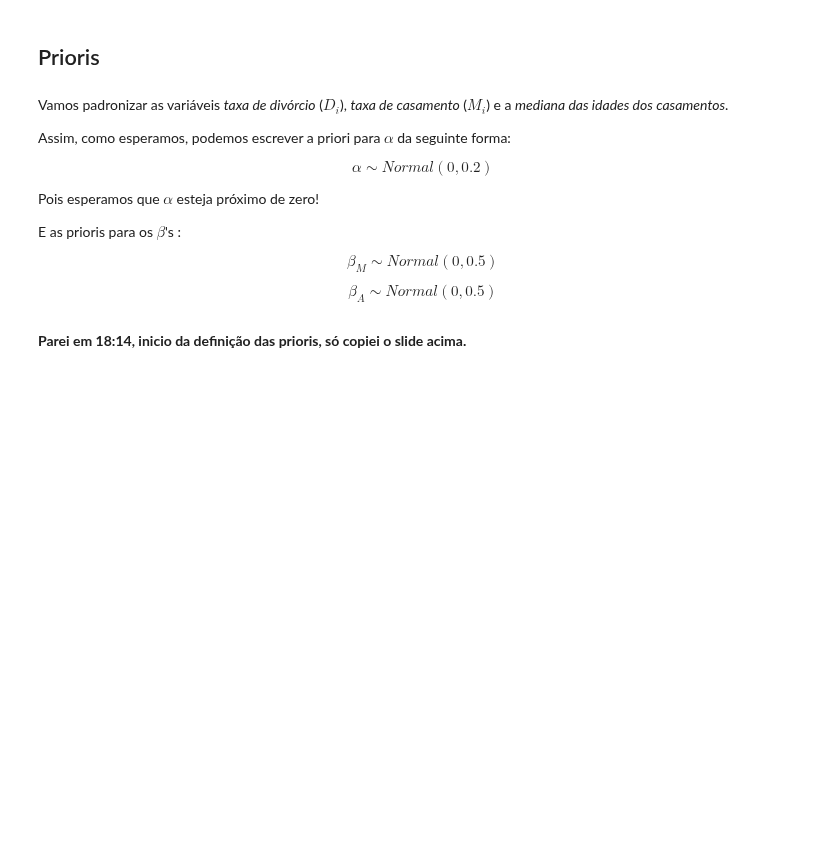
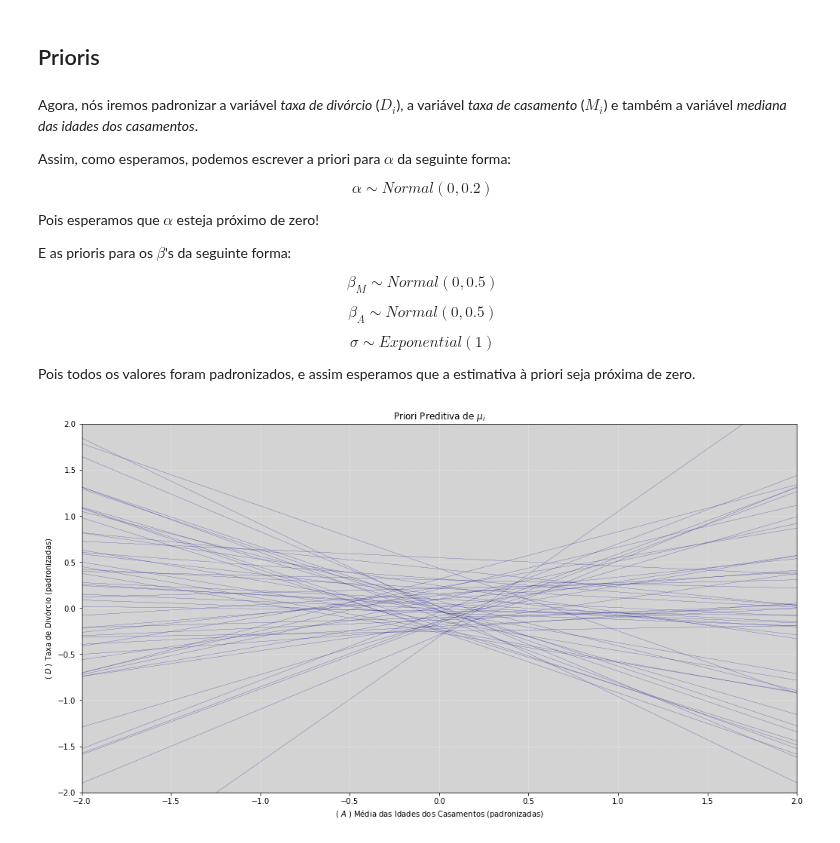
Before and after one commit to rodolphomacedo/statistical_rethinking_pt_BR, a Jupyter notebook: parte_5.ipynb, the cells around one changed output. Drawn from its saved outputs; the diff is of its cells as text; code cells hidden in the pictures; blank space fills up the shorter version.

```diff
--- a/parte_5.ipynb
+++ b/parte_5.ipynb
@@ -679,7 +682,7 @@ Então, nossa média será descrita como $\mu_i$, onde $i$, significa que condic
 # %% [markdown]
 ## Prioris
 # %% [markdown]
-Vamos padronizar as variáveis *taxa de divórcio* ($D_i$), *taxa de casamento* ($M_i$) e a *mediana das idades dos casamentos*.
+Agora, nós iremos padronizar a variável *taxa de divórcio* ($D_i$), a variável *taxa de casamento* ($M_i$) e também a variável *mediana das idades dos casamentos*.
 
 Assim, como esperamos, podemos escrever a priori para $\alpha$ da seguinte forma:
 
@@ -687,10 +690,59 @@ $$\alpha \sim Normal(0, 0.2)$$
 
 Pois esperamos que $\alpha$ esteja próximo de zero!
 
-E as prioris para os $\beta$'s :
+E as prioris para os $\beta$'s da seguinte forma:
 
 $$ \beta_M \sim Normal(0, 0.5)$$
 
 $$ \beta_A \sim Normal(0, 0.5)$$
+
+$$ \sigma \sim Exponential(1) $$
+
+Pois todos os valores foram padronizados, e assim esperamos que a estimativa à priori seja próxima de zero.
-# %% [markdown]
-**Parei em 18:14, inicio da definição das prioris, só copiei o slide acima.**
+# %%
+# =============================
+#   Padronizando as variáveis
+# =============================
+M_stdr = (df.Marriage - df.Marriage.mean())/df.Marriage.std()
+D_stdr = (df.Divorce - df.Divorce.mean())/df.Divorce.std()
+A_stdr = (df.MedianAgeMarriage - df.MedianAgeMarriage.mean())/df.MedianAgeMarriage.std()
+# %%
+# ===========================================================
+#  Priori preditiva para Mediana das Idades dos Casamentos
+# ===========================================================
+
+range_A = np.linspace(A_stdr.min(), A_stdr.max())  # Range de valores da média de idade dos casamentos padronizados
+
+qtd_amostras = 50  # Quantidade de amostras da priori preditiva
+
+# Amostrando os valores de 𝜇𝑖 da priori
+𝛼 = np.random.normal(0, 0.2, qtd_amostras)
+𝛽_A = np.random.normal(0, 0.5, qtd_amostras)
+𝜎 = np.random.exponential(1, qtd_amostras)  # Priori 𝜎 ~ Exp(1)
+# %%
+# ========================================
+#   Gráfico da Priori Preditiva para 𝜇𝑖
+# ========================================
+
+𝜇 = [ 𝛼 + 𝛽_A * A_i for A_i in range_A ]  # Calculando 𝜇𝑖 = 𝛼 + 𝛽𝐴 * 𝐴𝑖, para todo 𝐴𝑖
+
+# Plotando o gráfico
+plt.figure(figsize=(17, 9))
+
+# Relembrando o DAG: A <-> D!
+# Plotando as retas da posteriori para 𝜇𝑖
+plt.plot(range_A, 𝜇, color='darkblue', linewidth=0.2)
+
+plt.title("Priori Preditiva de $\mu_i$")
+plt.xlabel("( $A$ ) Média das Idades dos Casamentos (padronizadas)")
+plt.ylabel("( $D$ ) Taxa de Divórcio (padronizadas)")
+
+plt.grid(ls='--', color='white', alpha=0.4)
+
+# Ajustando os limites da visuzalização do gráfico.
+plt.ylim((-2, 2))
+plt.xlim((-2, 2))
+
+plt.show()
+# %% [output]
+[figure, added]
```
Also changed, not shown: parts of 22 cells of this notebook, 1 other file.
